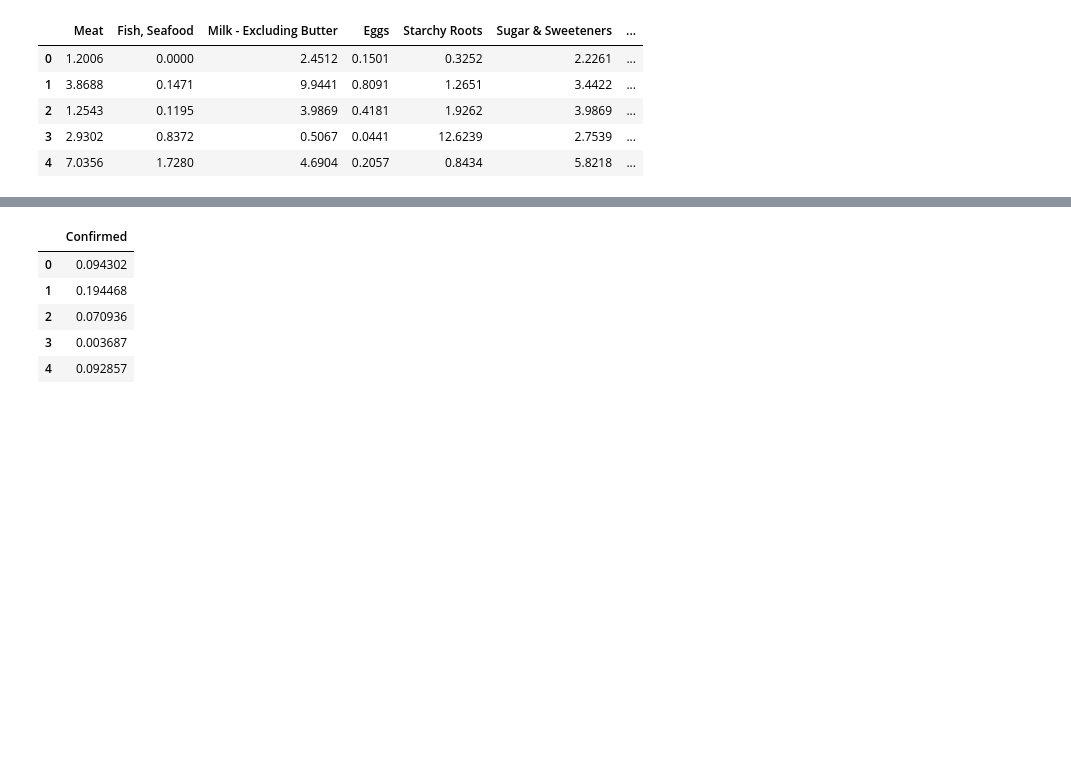
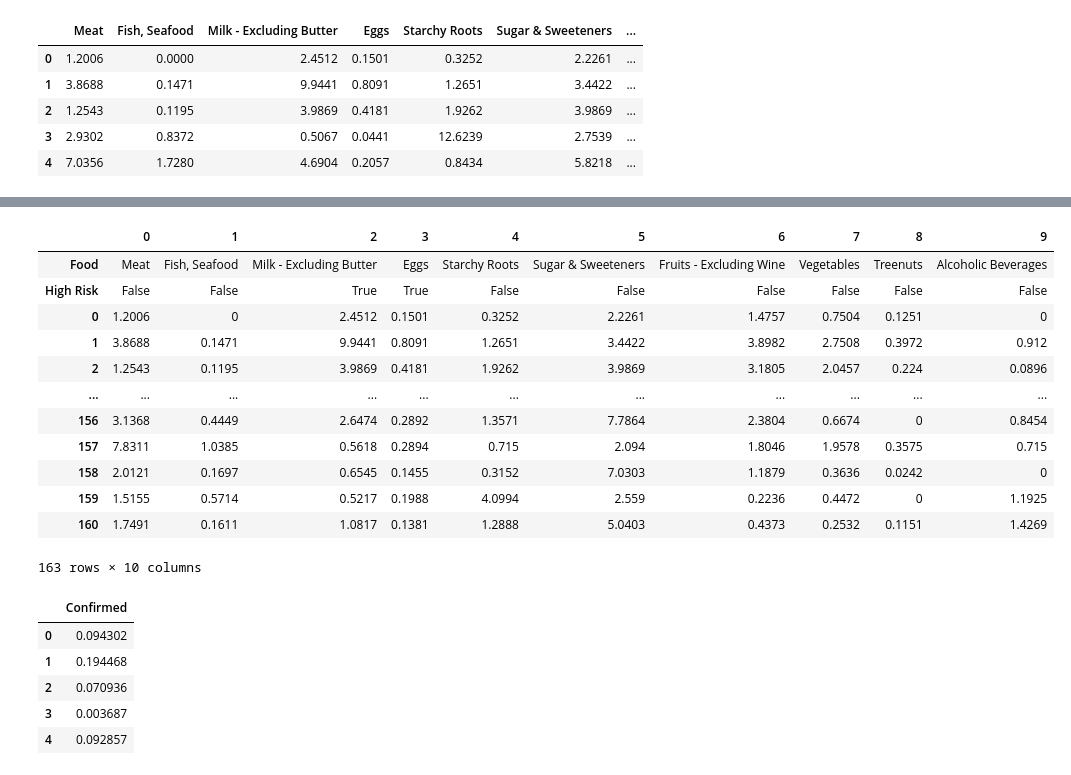
Before and after one commit to anastasia21112/web-food-covid, a Jupyter notebook: Regression Model.ipynb, the cells around one changed output, grey strips where cells are left out. Drawn from its saved outputs; the diff is of its cells as text; code cells hidden in the pictures; blank space fills up the shorter version.

Commit message:
risk

```diff
--- a/Regression Model.ipynb
+++ b/Regression Model.ipynb
@@ -240,0 +213,7 @@ X.head()
+# %%
+df = pd.DataFrame()
+df['Coefficients'] = coeffs
+df['Food'] = data_complete.columns.copy().drop(['Confirmed'])
+#df.set_index(df['Food'], inplace=True)
+#df = df.drop(['Food'], axis = 1)
+df
@@ -240,0 +236,3 @@ X.head()
+# %%
+thresh = (max(coeffs) - min(coeffs))/2
+thresh
@@ -240,0 +241,4 @@ X.head()
+# %%
+df['High Risk'] = df['Coefficients'] > thresh
+
+df
@@ -241,3 +257,22 @@ X.head()
+# %%
+df = df.drop(['Coefficients'], axis=1)
+# %%
+#merge data
+df.join(data_complete.transpose(), on='Food').transpose()
+# %% [output]
+|  | 0 | 1 | 2 | 3 | 4 | 5 | 6 | 7 | 8 | 9 |
+| Food | Meat | Fish, Seafood | Milk - Excluding Butter | Eggs | Starchy Roots | Sugar & Sweeteners | Fruits - Excluding Wine | Vegetables | Treenuts | Alcoholic Beverages |
+| High Risk | False | False | True | True | False | False | False | False | False | False |
+| 0 | 1.2006 | 0 | 2.4512 | 0.1501 | 0.3252 | 2.2261 | 1.4757 | 0.7504 | 0.1251 | 0 |
+| 1 | 3.8688 | 0.1471 | 9.9441 | 0.8091 | 1.2651 | 3.4422 | 3.8982 | 2.7508 | 0.3972 | 0.912 |
+| 2 | 1.2543 | 0.1195 | 3.9869 | 0.4181 | 1.9262 | 3.9869 | 3.1805 | 2.0457 | 0.224 | 0.0896 |
+| ... | ... | ... | ... | ... | ... | ... | ... | ... | ... | ... |
+| 156 | 3.1368 | 0.4449 | 2.6474 | 0.2892 | 1.3571 | 7.7864 | 2.3804 | 0.6674 | 0 | 0.8454 |
+| 157 | 7.8311 | 1.0385 | 0.5618 | 0.2894 | 0.715 | 2.094 | 1.8046 | 1.9578 | 0.3575 | 0.715 |
+| 158 | 2.0121 | 0.1697 | 0.6545 | 0.1455 | 0.3152 | 7.0303 | 1.1879 | 0.3636 | 0.0242 | 0 |
+| 159 | 1.5155 | 0.5714 | 0.5217 | 0.1988 | 4.0994 | 2.559 | 0.2236 | 0.4472 | 0 | 1.1925 |
+| 160 | 1.7491 | 0.1611 | 1.0817 | 0.1381 | 1.2888 | 5.0403 | 0.4373 | 0.2532 | 0.1151 | 1.4269 |
+163 rows × 10 columns
 # %%
 y = pd.DataFrame(data_complete['Confirmed'])
 y.head()
```
Also changed, not shown: parts of 11 cells of this notebook.
